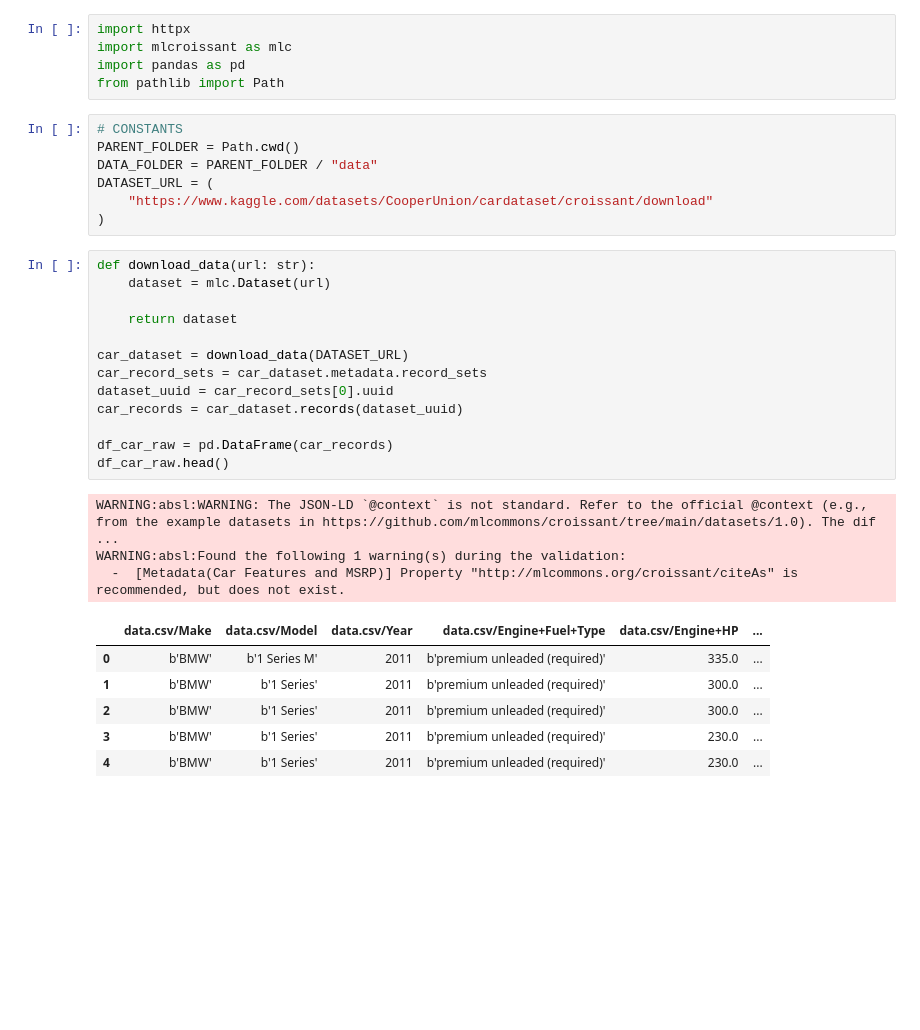
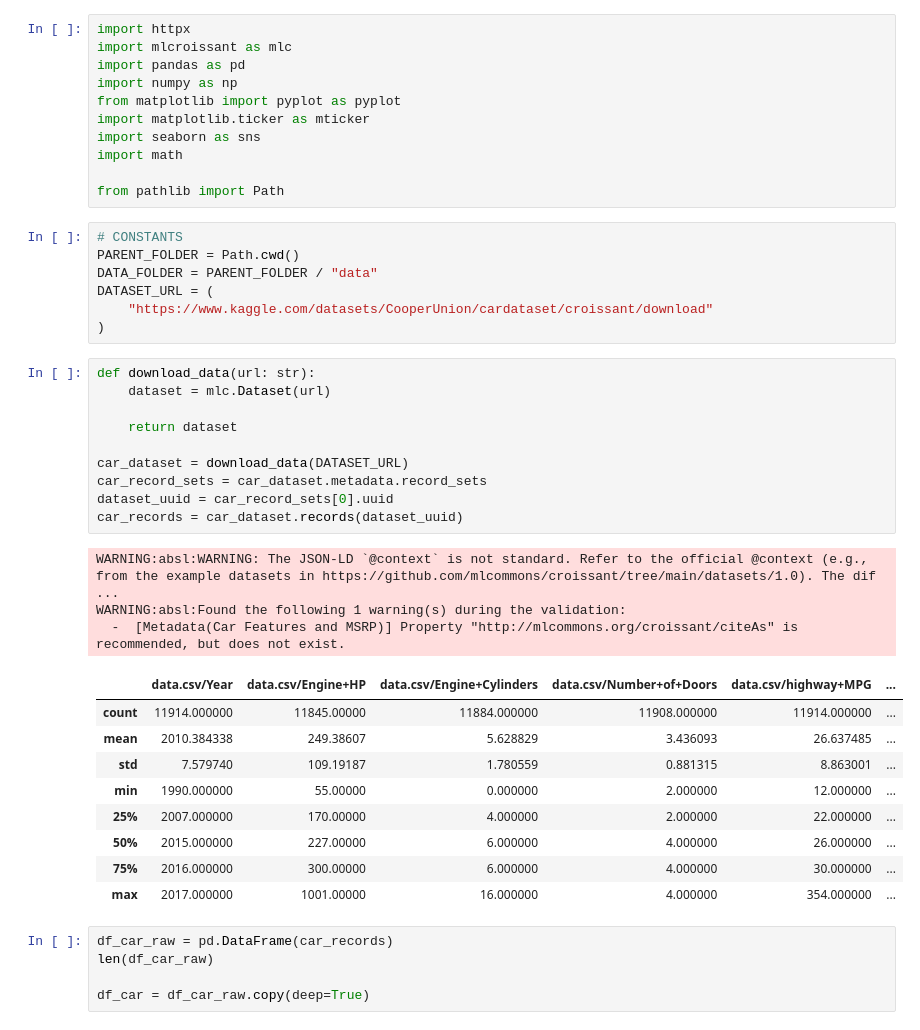
Before and after one commit to spaultify/mlzoomcamp2025, a Jupyter notebook: src/extras/regression/regression.ipynb, the cells around one changed output. Cells and saved outputs as stored; diff of their text form; blank space fills up the shorter version.

```diff
--- a/src/extras/regression/regression.ipynb
+++ b/src/extras/regression/regression.ipynb
@@ -2,6 +2,12 @@
 import httpx
 import mlcroissant as mlc
 import pandas as pd
+import numpy as np
+from matplotlib import pyplot as pyplot
+import matplotlib.ticker as mticker
+import seaborn as sns
+import math
+
 from pathlib import Path
 # %%
 # CONSTANTS
@@ -13,23 +19,28 @@ DATASET_URL = (
 # %%
 def download_data(url: str):
     dataset = mlc.Dataset(url)
 
     return dataset
 
 car_dataset = download_data(DATASET_URL)
 car_record_sets = car_dataset.metadata.record_sets
 dataset_uuid = car_record_sets[0].uuid
 car_records = car_dataset.records(dataset_uuid)
-
-df_car_raw = pd.DataFrame(car_records)
-df_car_raw.head()
 # %% [output]
 WARNING:absl:WARNING: The JSON-LD `@context` is not standard. Refer to the official @context (e.g., from the example datasets in https://github.com/mlcommons/croissant/tree/main/datasets/1.0). The dif ...
 WARNING:absl:Found the following 1 warning(s) during the validation:
   -  [Metadata(Car Features and MSRP)] Property "http://mlcommons.org/croissant/citeAs" is recommended, but does not exist.
-|  | data.csv/Make | data.csv/Model | data.csv/Year | data.csv/Engine+Fuel+Type | data.csv/Engine+HP | ... |
-| 0 | b'BMW' | b'1 Series M' | 2011 | b'premium unleaded (required)' | 335.0 | ... |
-| 1 | b'BMW' | b'1 Series' | 2011 | b'premium unleaded (required)' | 300.0 | ... |
-| 2 | b'BMW' | b'1 Series' | 2011 | b'premium unleaded (required)' | 300.0 | ... |
-| 3 | b'BMW' | b'1 Series' | 2011 | b'premium unleaded (required)' | 230.0 | ... |
-| 4 | b'BMW' | b'1 Series' | 2011 | b'premium unleaded (required)' | 230.0 | ... |
+|  | data.csv/Year | data.csv/Engine+HP | data.csv/Engine+Cylinders | data.csv/Number+of+Doors | data.csv/highway+MPG | ... |
+| count | 11914.000000 | 11845.00000 | 11884.000000 | 11908.000000 | 11914.000000 | ... |
+| mean | 2010.384338 | 249.38607 | 5.628829 | 3.436093 | 26.637485 | ... |
+| std | 7.579740 | 109.19187 | 1.780559 | 0.881315 | 8.863001 | ... |
+| min | 1990.000000 | 55.00000 | 0.000000 | 2.000000 | 12.000000 | ... |
+| 25% | 2007.000000 | 170.00000 | 4.000000 | 2.000000 | 22.000000 | ... |
+| 50% | 2015.000000 | 227.00000 | 6.000000 | 4.000000 | 26.000000 | ... |
+| 75% | 2016.000000 | 300.00000 | 6.000000 | 4.000000 | 30.000000 | ... |
+| max | 2017.000000 | 1001.00000 | 16.000000 | 4.000000 | 354.000000 | ... |
+# %%
+df_car_raw = pd.DataFrame(car_records)
+len(df_car_raw)
+
+df_car = df_car_raw.copy(deep=True)
```
Also changed, not shown: parts of 5 cells of this notebook, 3 other files.
